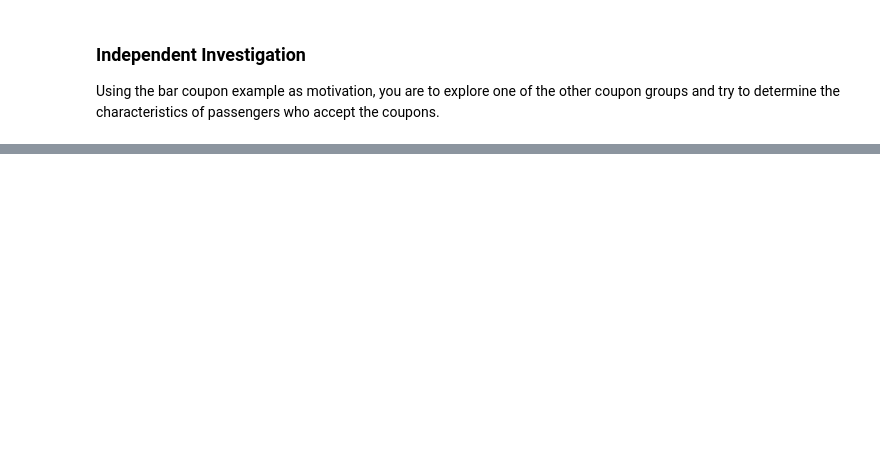
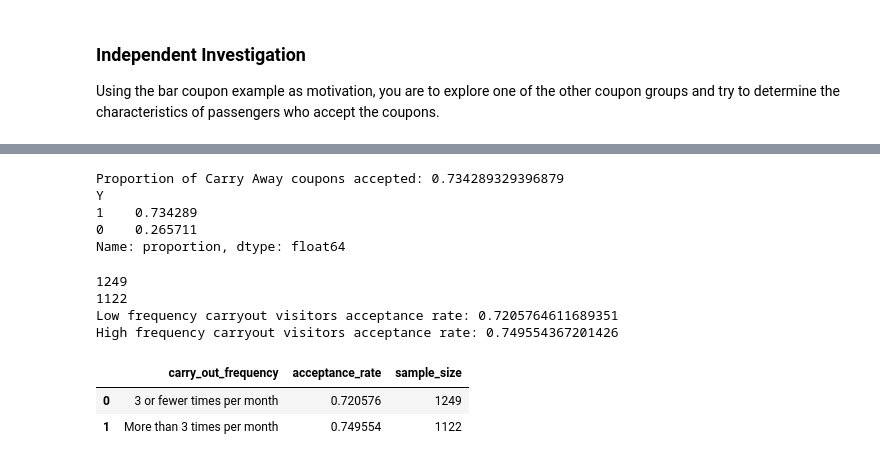
Before and after one commit to mateovargas/coupon-acceptance, a Jupyter notebook: prompt.ipynb, the cells around one changed output, grey strips where cells are left out. Saved outputs shown, nothing was run; the diff lists cells and outputs as text; code cells hidden in the pictures; blank space fills up the shorter version.

```diff
--- a/prompt.ipynb
+++ b/prompt.ipynb
@@ -487,0 +527,54 @@ Using the bar coupon example as motivation, you are to explore one of the other
+# %%
+carryaway_accept_rate = carryaway_data["Y"].mean()
+print("Proportion of Carry Away coupons accepted:", carryaway_accept_rate)
+
+#sanity check
+print(carryaway_data['Y'].value_counts(normalize=True))
+# %% [output]
+Proportion of Carry Away coupons accepted: 0.734289329396879
+Y
+1    0.734289
+0    0.265711
+Name: proportion, dtype: float64
+# %%
+three_or_fewer_carryout_orders = ["never", "less1", "1~3"]
+more_than_three_carryout_orders = ["4~8", "gt8"]
+
+low_freq_carryout_dataframe = carryaway_data[
+    carryaway_data["CarryAway"].isin(three_or_fewer_carryout_orders)
+]
+high_freq_carryout_dataframe = carryaway_data[
+    carryaway_data["CarryAway"].isin(more_than_three_carryout_orders)
+]
+print(low_freq_carryout_dataframe.shape[0])
+print(high_freq_carryout_dataframe.shape[0])
+
+low_freq_carryout_acceptance_rate = low_freq_carryout_dataframe['Y'].mean()
+high_freq_carryout_acceptance_rate = high_freq_carryout_dataframe['Y'].mean()
+print("Low frequency carryout visitors acceptance rate:", low_freq_carryout_acceptance_rate)
+print("High frequency carryout visitors acceptance rate:", high_freq_carryout_acceptance_rate)
+
+summary = pd.DataFrame({
+    "carry_out_frequency": [
+        "3 or fewer times per month",
+        "More than 3 times per month"
+    ],
+    "acceptance_rate": [
+        low_freq_carryout_acceptance_rate,
+        high_freq_carryout_acceptance_rate
+    ],
+    "sample_size": [
+        low_freq_carryout_dataframe.shape[0],
+        high_freq_carryout_dataframe.shape[0]
+    ]
+})
+
+summary.head()
+# %% [output]
+1249
+1122
+Low frequency carryout visitors acceptance rate: 0.7205764611689351
+High frequency carryout visitors acceptance rate: 0.749554367201426
+|  | carry_out_frequency | acceptance_rate | sample_size |
+| 0 | 3 or fewer times per month | 0.720576 | 1249 |
+| 1 | More than 3 times per month | 0.749554 | 1122 |
```
Also changed, not shown: parts of 12 cells of this notebook, 1 other file.
